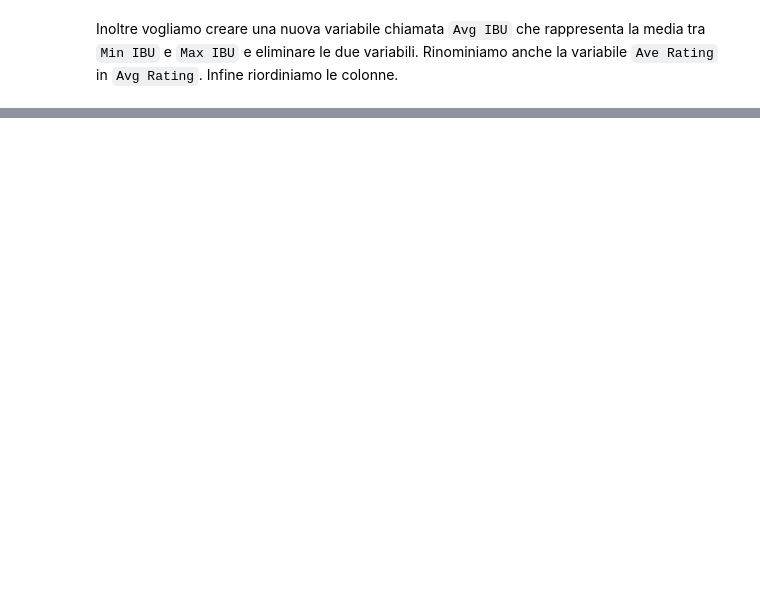
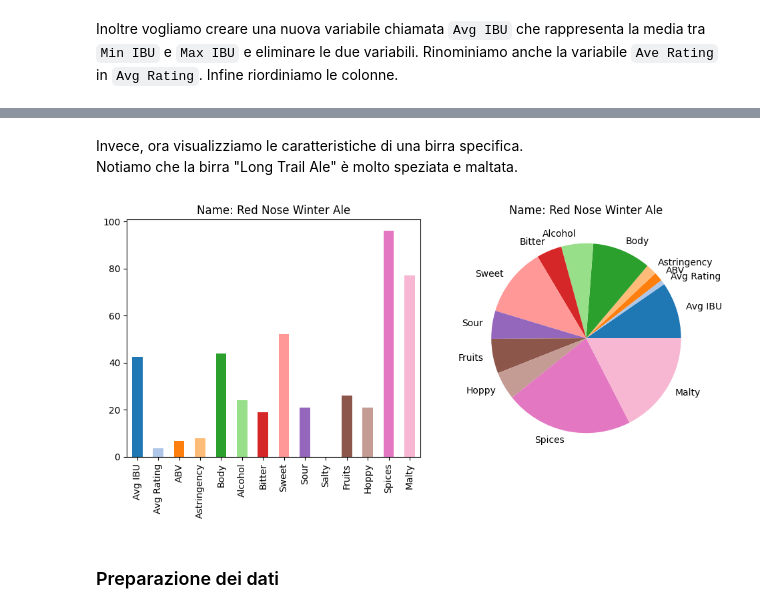
Before and after one commit to ThePaglia/Beer-Recommendator, a Jupyter notebook: BeerWizard.ipynb, the cells around one changed output, grey strips where cells are left out. Saved outputs shown, nothing was run; the diff lists cells and outputs as text; code cells hidden in the pictures; blank space fills up the shorter version.

Commit message:
Inizio preprocessing dei dati

```diff
--- a/BeerWizard.ipynb
+++ b/BeerWizard.ipynb
@@ -89,0 +245,9 @@ TODO: aggiungere descrizione del dataset
+# %% [markdown]
+Invece, ora visualizziamo le caratteristiche di una birra specifica. \
+Notiamo che la birra "Long Trail Ale" è molto speziata e maltata.
+# %%
+plot_characteristics("Name", "Red Nose Winter Ale")
+# %% [output]
+[figure, added]
+# %% [markdown]
+### Preparazione dei dati
```
Also changed, not shown: parts of 40 cells of this notebook.
